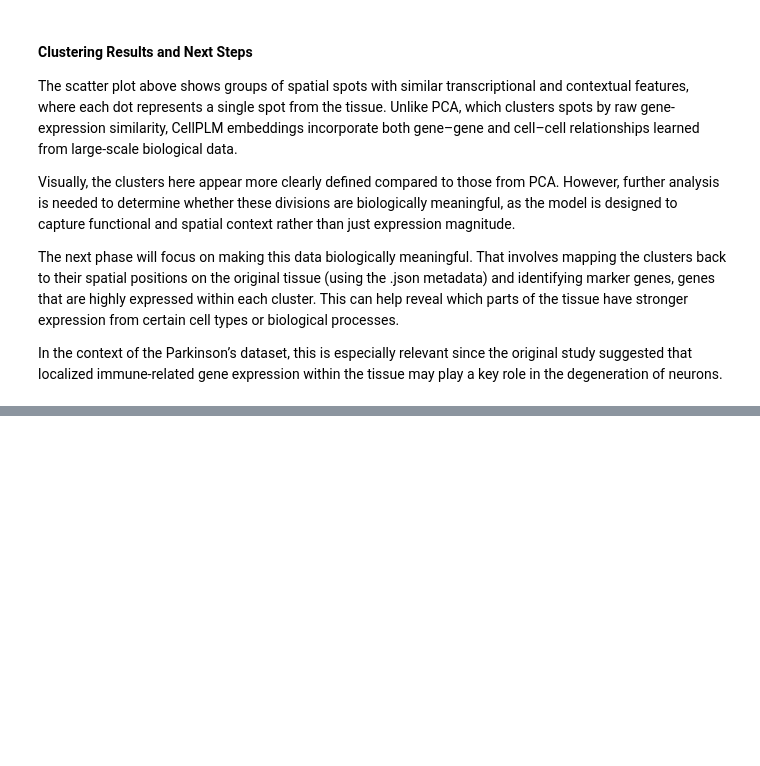
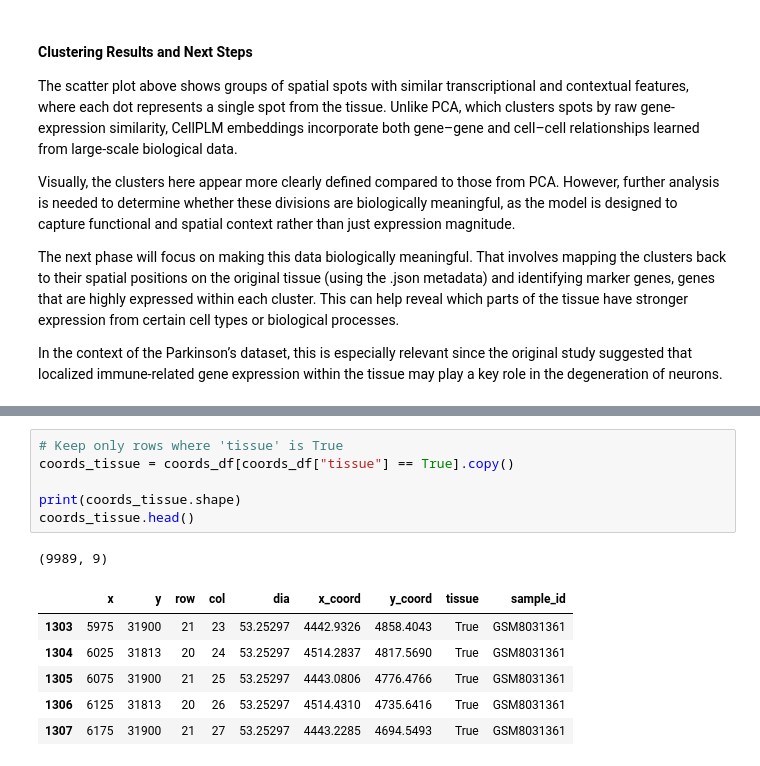
Before and after one commit to josephletobar/parkinsons-spatial-transcriptomics, a Jupyter notebook: parkinsons_analysis.ipynb, the cells around one changed output, grey strips where cells are left out. Drawn from its saved outputs; the diff is of its cells as text; blank space fills up the shorter version.

```diff
--- a/parkinsons_analysis.ipynb
+++ b/parkinsons_analysis.ipynb
@@ -482,0 +451,14 @@ Index: []
+# %%
+# Keep only rows where 'tissue' is True
+coords_tissue = coords_df[coords_df["tissue"] == True].copy()
+
+print(coords_tissue.shape)
+coords_tissue.head()
+# %% [output]
+(9989, 9)
+|  | x | y | row | col | dia | x_coord | y_coord | tissue | sample_id |
+| 1303 | 5975 | 31900 | 21 | 23 | 53.25297 | 4442.9326 | 4858.4043 | True | GSM8031361 |
+| 1304 | 6025 | 31813 | 20 | 24 | 53.25297 | 4514.2837 | 4817.5690 | True | GSM8031361 |
+| 1305 | 6075 | 31900 | 21 | 25 | 53.25297 | 4443.0806 | 4776.4766 | True | GSM8031361 |
+| 1306 | 6125 | 31813 | 20 | 26 | 53.25297 | 4514.4310 | 4735.6416 | True | GSM8031361 |
+| 1307 | 6175 | 31900 | 21 | 27 | 53.25297 | 4443.2285 | 4694.5493 | True | GSM8031361 |
```
Also changed, not shown: parts of 7 cells of this notebook, 2 other files.
